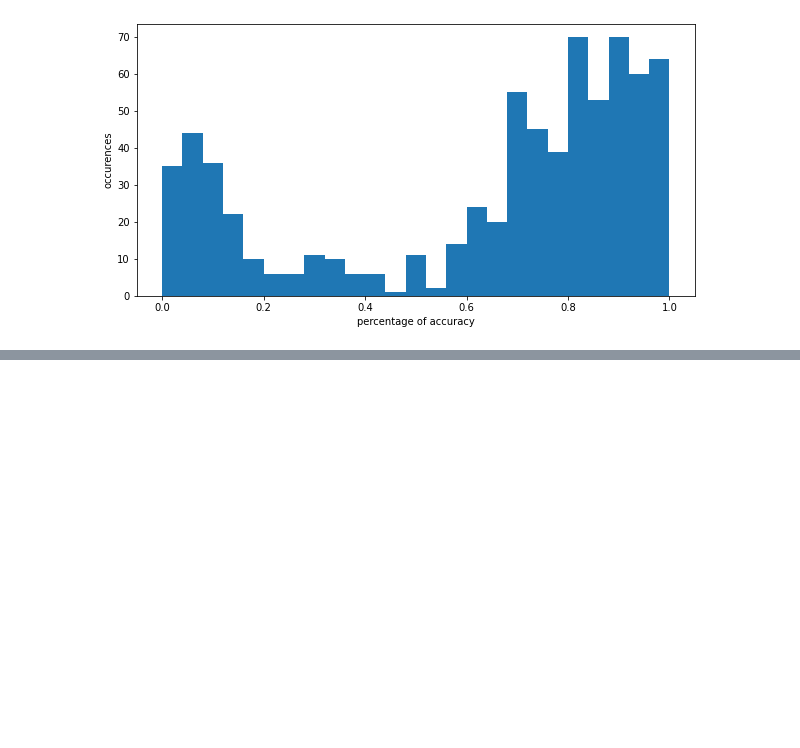
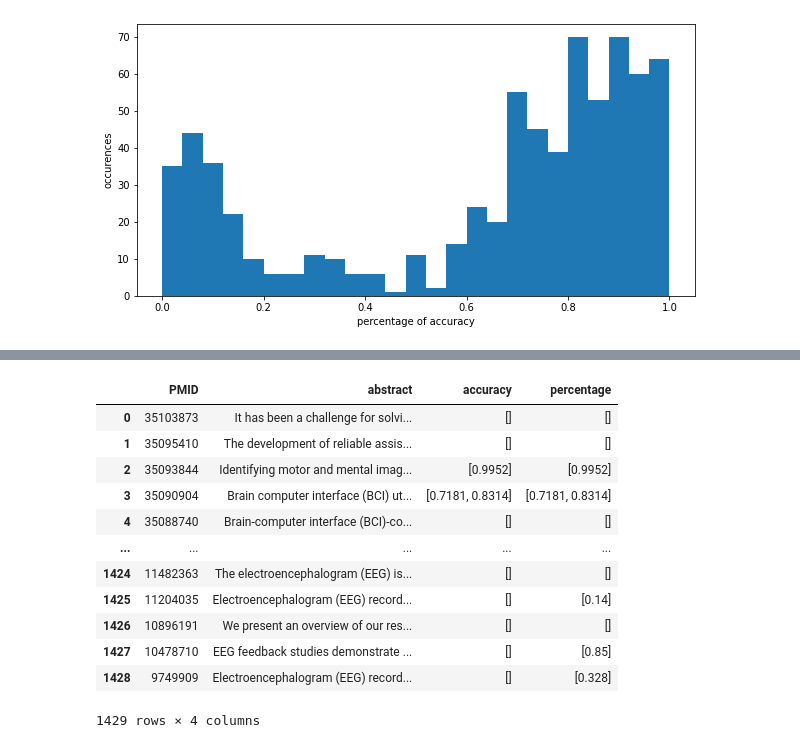
Before and after one commit to oduwancheekee/2022_spring_internships_CSC, a Jupyter notebook: JB_SHK2.ipynb, the cells around one changed output, grey strips where cells are left out. Drawn from its saved outputs; the diff is of its cells as text; code cells hidden in the pictures; blank space fills up the shorter version.

```diff
--- a/JB_SHK2.ipynb
+++ b/JB_SHK2.ipynb
@@ -123,0 +117,42 @@ plt.show()
+# %%
+def retrieve_acc2(text):
+    text = text.replace('\u2009', '').replace('\u202f', '').replace('\u200a', '') # deleting unicodes
+                                                                                  # invoking response 500
+    data = client.process_text(text)
+    quants = []
+    if data[0] != 200:
+        print("response ", data[0])
+        return None
+    if 'measurements' not in data[1].keys():
+        return []
+
+    for meas in data[1]['measurements']:
+        if (
+        meas['type'] == 'value'
+        and 'normalizedUnit' in meas['quantity'].keys()
+        and meas['quantity']['normalizedUnit'] == {'name': 'one'}
+        ):
+            quant = meas['quantity']['normalizedQuantity']
+            meas_pos = meas['quantity']['offsetStart']
+            offset = 'accurac' in text[meas_pos-100 : meas_pos+30]
+            if quant > 0 and quant < 1 and offset: quants.append(quant)
+
+    return quants
+
+df2 = df_orig
+df2['accuracy'] = [retrieve_acc2(df2['abstract'][i]) for i in range(len(df2))]
+df2
+# %% [output]
+|  | PMID | abstract | accuracy | percentage |
+| 0 | 35103873 | It has been a challenge for solvi... | [] | [] |
+| 1 | 35095410 | The development of reliable assis... | [] | [] |
+| 2 | 35093844 | Identifying motor and mental imag... | [0.9952] | [0.9952] |
+| 3 | 35090904 | Brain computer interface (BCI) ut... | [0.7181, 0.8314] | [0.7181, 0.8314] |
+| 4 | 35088740 | Brain-computer interface (BCI)-co... | [] | [] |
+| ... | ... | ... | ... | ... |
+| 1424 | 11482363 | The electroencephalogram (EEG) is... | [] | [] |
+| 1425 | 11204035 | Electroencephalogram (EEG) record... | [] | [0.14] |
+| 1426 | 10896191 | We present an overview of our res... | [] | [] |
+| 1427 | 10478710 | EEG feedback studies demonstrate ... | [] | [0.85] |
+| 1428 | 9749909 | Electroencephalogram (EEG) record... | [] | [0.328] |
+1429 rows × 4 columns
```
Also changed, not shown: parts of 7 cells of this notebook.
